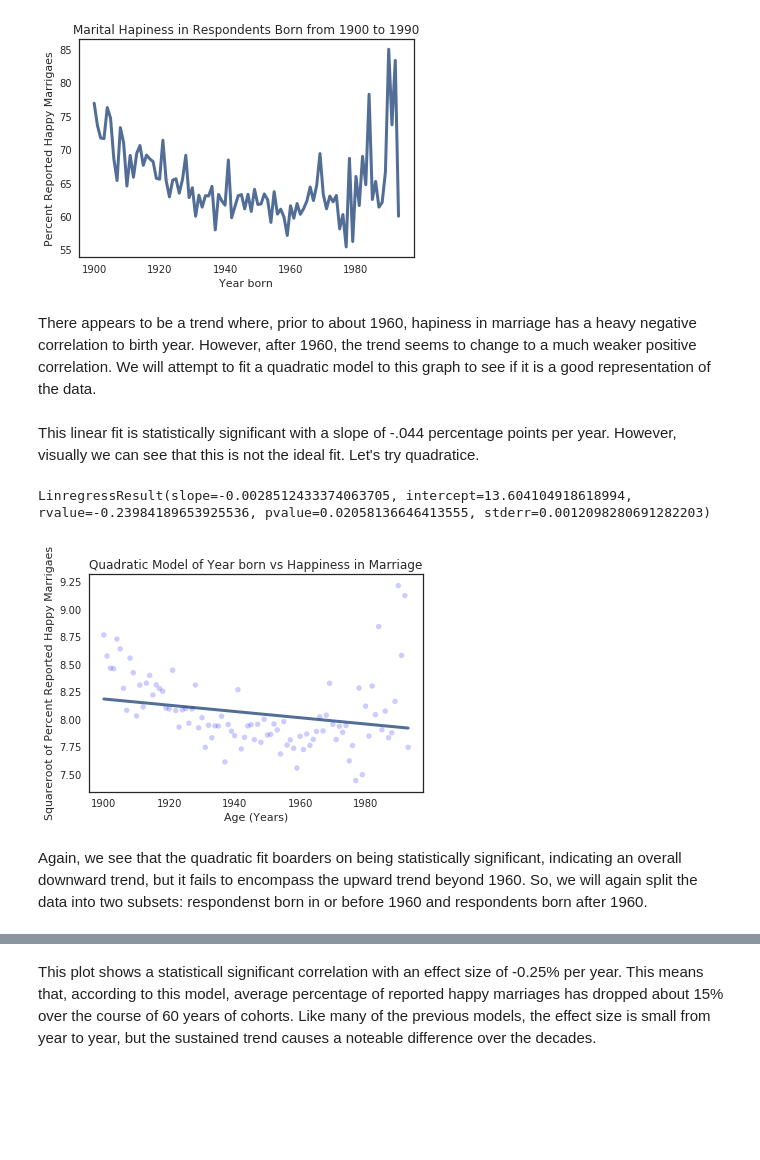
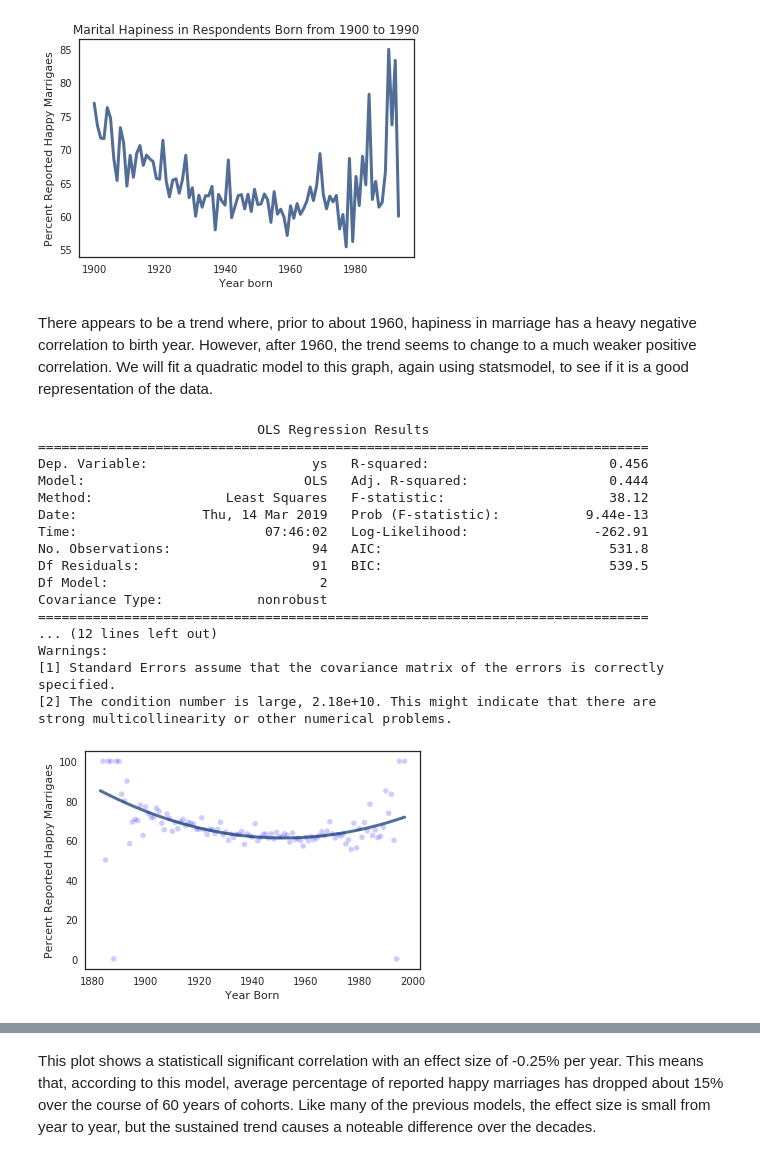
Before and after one commit to ASHSWAN1999/ThinkStats2, a Jupyter notebook: project1/project1.ipynb, the cells around one changed output, grey strips where cells are left out. Cells and saved outputs as stored; diff of their text form; code cells hidden in the pictures; blank space fills up the shorter version.

```diff
--- a/project1/project1.ipynb
+++ b/project1/project1.ipynb
@@ -283,20 +318,45 @@ thinkplot.Config(xlabel='Year born',
 # %% [output]
 [figure]
 # %% [markdown]
-There appears to be a trend where, prior to about 1960, hapiness in marriage has a heavy negative correlation to birth year. However, after 1960, the trend seems to change to a much weaker positive correlation. We will attempt to fit a quadratic model to this graph to see if it is a good representation of the data.
+There appears to be a trend where, prior to about 1960, hapiness in marriage has a heavy negative correlation to birth year. However, after 1960, the trend seems to change to a much weaker positive correlation. We will fit a quadratic model to this graph, again using statsmodel, to see if it is a good representation of the data.
-# %% [markdown]
-This linear fit is statistically significant with a slope of -.044 percentage points per year. However, visually we can see that this is not the ideal fit. Let's try quadratice.
-# %%
-sqr_mean_hap = []
-for i in range(len(ys)):
-    sqr_mean_hap.append(ys[i]**.5)
-
-linreg_plot(xs, sqr_mean_hap,
-            x_label = 'Age (Years)',
-            y_label = 'Squareroot of Percent Reported Happy Marrigaes',
-            title = 'Quadratic Model of Year born vs Happiness in Marriage')
-# %% [output]
-LinregressResult(slope=-0.0028512433374063705, intercept=13.604104918618994, rvalue=-0.23984189653925536, pvalue=0.02058136646413555, stderr=0.0012098280691282203)
-[figure, removed]
-# %% [markdown]
-Again, we see that the quadratic fit boarders on being statistically significant, indicating an overall downward trend, but it fails to encompass the upward trend beyond 1960. So, we will again split the data into two subsets: respondenst born in or before 1960 and respondents born after 1960.
+# %%
+data_tuples = list(zip(xs,ys)) #create dataframe
+frame = pd.DataFrame(data_tuples, columns=['xs','ys'])
+frame['xs2'] = frame['xs']**2
+
+formula = 'ys ~ xs + xs2' #run regression
+model = smf.ols(formula, data=frame)
+results = model.fit()
+
+inter = results.params['Intercept']
+slope = results.params['xs']
+slope2 = results.params['xs2']
+
+nfx = np.array(np.arange(min(age), max(age), 1)) #calculate points representing fitted line
+nfy = inter + slope*nfx + slope2*nfx**2
+
+thinkplot.Scatter(age, mean_hap)
+thinkplot.Plot(nfx, nfy)
+thinkplot.Config(xlabel='Year Born',
+                 ylabel='Percent Reported Happy Marrigaes',
+                 legend=False)
+print(results.summary())
+# %% [output]
+                            OLS Regression Results
+==============================================================================
+Dep. Variable:                     ys   R-squared:                       0.456
+Model:                            OLS   Adj. R-squared:                  0.444
+Method:                 Least Squares   F-statistic:                     38.12
+Date:                Thu, 14 Mar 2019   Prob (F-statistic):           9.44e-13
+Time:                        07:46:02   Log-Likelihood:                -262.91
+No. Observations:                  94   AIC:                             531.8
+Df Residuals:                      91   BIC:                             539.5
+Df Model:                           2
+Covariance Type:            nonrobust
+==============================================================================
+... (12 lines left out)
+Warnings:
+[1] Standard Errors assume that the covariance matrix of the errors is correctly specified.
+[2] The condition number is large, 2.18e+10. This might indicate that there are
+strong multicollinearity or other numerical problems.
+[figure, added]
```
Also changed, not shown: parts of 14 cells of this notebook, 2 other files.
